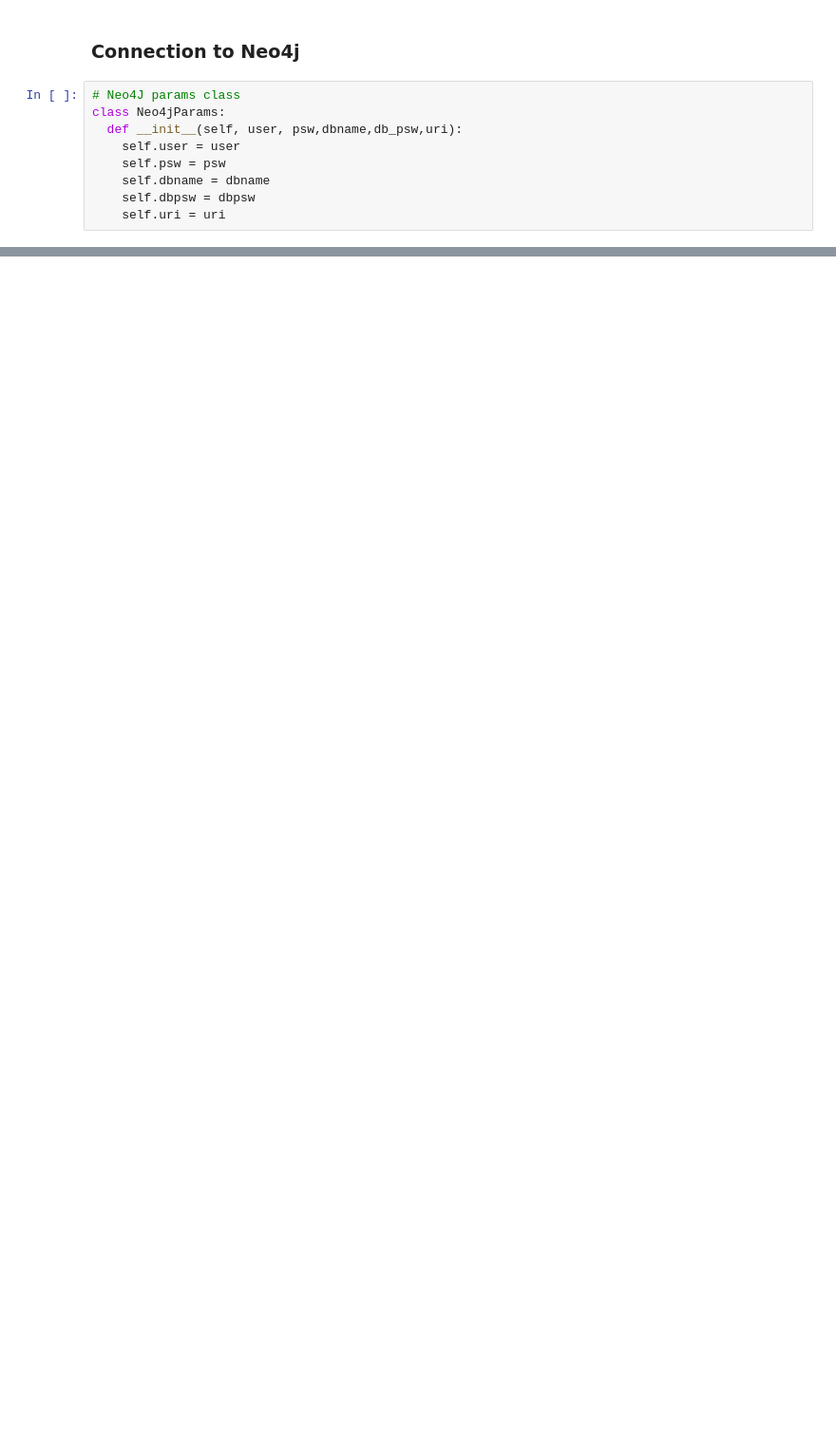
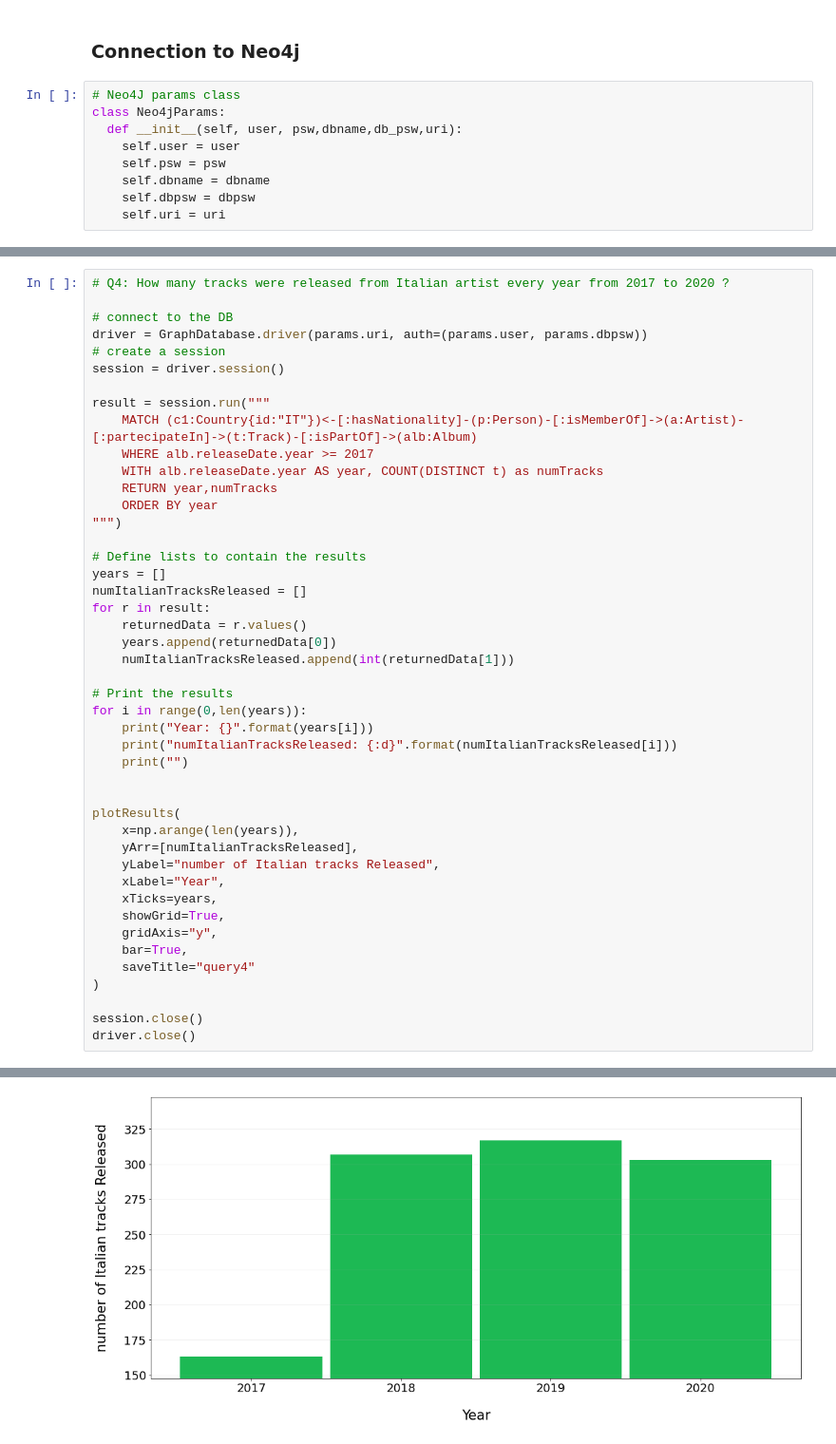
Before and after one commit to luca-martinelli-09/spotify-pg, a Jupyter notebook: spotifyQueries.ipynb, the cells around one changed output, grey strips where cells are left out. Shown at 95% size. Saved outputs shown, nothing was run; the diff lists cells and outputs as text; blank space fills up the shorter version.

```diff
--- a/spotifyQueries.ipynb
+++ b/spotifyQueries.ipynb
@@ -573,0 +242,46 @@ driver.close()
+# %%
+# Q4: How many tracks were released from Italian artist every year from 2017 to 2020 ?
+
+# connect to the DB
+driver = GraphDatabase.driver(params.uri, auth=(params.user, params.dbpsw))
+# create a session
+session = driver.session()
+
+result = session.run("""
+    MATCH (c1:Country{id:"IT"})<-[:hasNationality]-(p:Person)-[:isMemberOf]->(a:Artist)-[:partecipateIn]->(t:Track)-[:isPartOf]->(alb:Album)
+    WHERE alb.releaseDate.year >= 2017
+    WITH alb.releaseDate.year AS year, COUNT(DISTINCT t) as numTracks
+    RETURN year,numTracks
+    ORDER BY year
+""")
+
+# Define lists to contain the results
+years = []
+numItalianTracksReleased = []
+for r in result:
+    returnedData = r.values()
+    years.append(returnedData[0])
+    numItalianTracksReleased.append(int(returnedData[1]))
+
+# Print the results
+for i in range(0,len(years)):
+    print("Year: {}".format(years[i]))
+    print("numItalianTracksReleased: {:d}".format(numItalianTracksReleased[i]))
+    print("")
+
+
+plotResults(
+    x=np.arange(len(years)),
+    yArr=[numItalianTracksReleased],
+    yLabel="number of Italian tracks Released",
+    xLabel="Year",
+    xTicks=years,
+    showGrid=True,
+    gridAxis="y",
+    bar=True,
+    saveTitle="query4"
+)
+
+session.close()
+driver.close()
+# %% [output]
@@ -573,0 +299 @@ driver.close()
+[figure, added]
```
Also changed, not shown: parts of 71 cells of this notebook, 10 other files.
